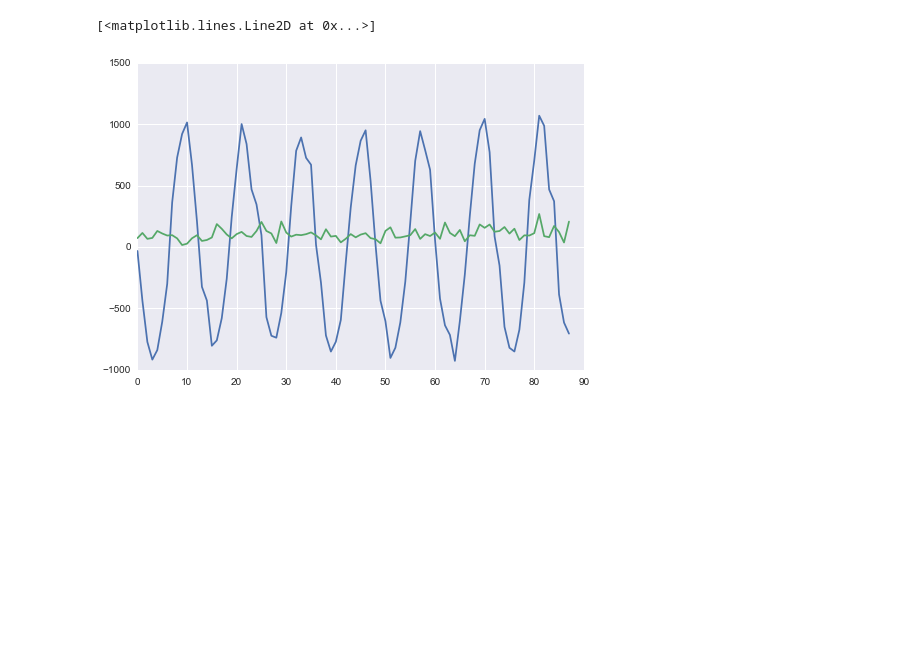
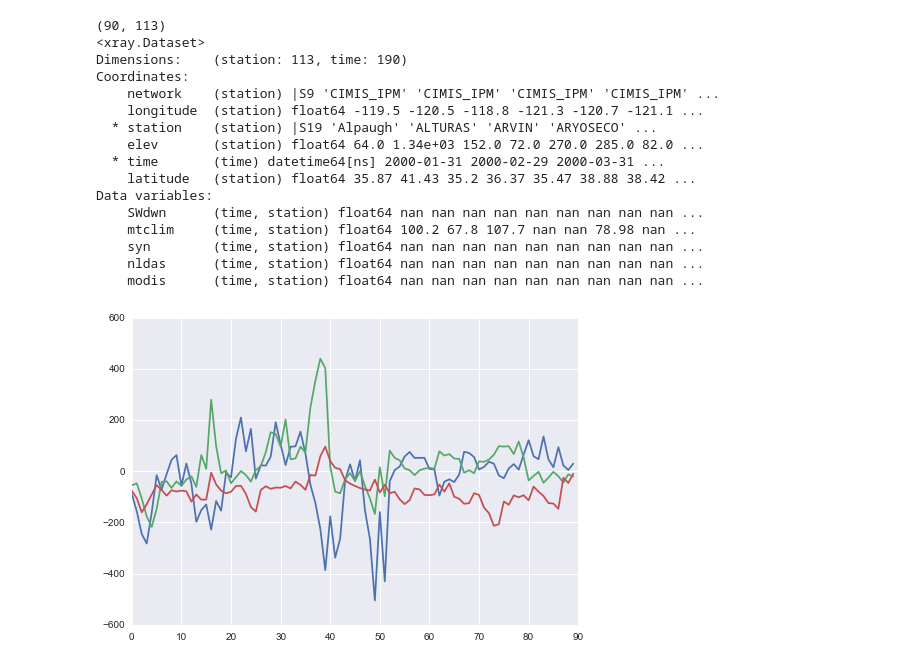
Before and after one commit to klapo/CalRad, a Jupyter notebook: CR.eof_errors.ipynb, the cells around one changed output. Cells and saved outputs as stored; diff of their text form; code cells hidden in the pictures; blank space fills up the shorter version.

```diff
--- a/CR.eof_errors.ipynb
+++ b/CR.eof_errors.ipynb
@@ -272,7 +273,10 @@ for pr in pr_names:
         # Index of closest product grid
         dind = np.where(d==np.amin(d))
         # Grad grid values at the station, put into xray dataset
-        to_merge[:,stat_ind[0]] = monthly_mean[pr].SWdwn.values[:,dind[0][0],dind[1][0],np.newaxis]
+        if (monthly_mean[pr].SWdwn.values[:,dind[0][0],dind[1][0]] == 0).all():
+            to_merge[:,stat_ind[0]] = monthly_mean[pr].SWdwn.values[:,dind[0][0]+1,dind[1][0],np.newaxis]
+        else:
+            to_merge[:,stat_ind[0]] = monthly_mean[pr].SWdwn.values[:,dind[0][0],dind[1][0],np.newaxis]
 
     ## Merge products w/ grobs xray structure
     to_merge_ds = xray.Dataset({pr:(('time','station'),to_merge), \
@@ -360,9 +366,10 @@ lat_labels = bmd['lat_labels']
 lon_labels = bmd['lon_labels']
 
 # Station lat and lon
-sub_set = grobs.swap_dims({'station':'network'}).sel(network='CIMIS_IPM').SWdwn.values[50:138,:]
-lon_stat = grobs.swap_dims({'station':'network'}).sel(network='CIMIS_IPM').longitude.values
-lat_stat = grobs.swap_dims({'station':'network'}).sel(network='CIMIS_IPM').latitude.values
+net = 'CIMIS_IPM'
+sub_set = grobs.swap_dims({'station':'network'}).sel(network=net).SWdwn.values[50:138,:]
+lon_stat = grobs.swap_dims({'station':'network'}).sel(network=net).longitude.values
+lat_stat = grobs.swap_dims({'station':'network'}).sel(network=net).latitude.values
 B,amps,variance,dat_mean,Nopt,U,V,D = naneof_BR2003(sub_set)
 
 ## Plot Results
@@ -375,7 +382,7 @@ ax.set_ylabel('variance')
 ax.set_xlabel('eof #')
 for n in np.arange(0,3):
     ax = plt.subplot(gs[n+1])
-    im = bmp.scatter(lon_stat,lat_stat,c=amps[n,:],s=75, linewidths=.25,latlon=True,cmap=cm.RdBu)
+    im = bmp.scatter(lon_stat,lat_stat,c=amps[n,:],s=75, linewidths=.25,latlon=True,cmap=cm.RdBu,vmin=-.5,vmax=.5)
     ax.set_title('eof coef '+str(n+1))
 
 
@@ -388,7 +395,9 @@ for n in np.arange(0,3):
 
     if n == 2:
         cb = bmp.colorbar(im,"right", size="5%", pad='2%')
-        cb.set_label('EOF (?)', fontsize=12)    # political boundaries.
+        cb.set_label('EOF (?)', fontsize=12)
+
+    # political boundaries.
     bmp.drawstates()
     bmp.drawcoastlines()
     bmp.drawcounties()
@@ -416,6 +507,24 @@ The above plot shows some large disagreements in correlation between stations. L
 # %%
 plt.plot(B[:,0])
 plt.plot(B[:,1])
+plt.plot(B[:,2])
+print(amps.shape)
+print(grobs)
 # %% [output]
-[<matplotlib.lines.Line2D at 0x...>]
+(90, 113)
+<xray.Dataset>
+Dimensions:    (station: 113, time: 190)
+Coordinates:
+    network    (station) |S9 'CIMIS_IPM' 'CIMIS_IPM' 'CIMIS_IPM' 'CIMIS_IPM' ...
+    longitude  (station) float64 -119.5 -120.5 -118.8 -121.3 -120.7 -121.1 ...
+  * station    (station) |S19 'Alpaugh' 'ALTURAS' 'ARVIN' 'ARYOSECO' ...
+    elev       (station) float64 64.0 1.34e+03 152.0 72.0 270.0 285.0 82.0 ...
+  * time       (time) datetime64[ns] 2000-01-31 2000-02-29 2000-03-31 ...
+    latitude   (station) float64 35.87 41.43 35.2 36.37 35.47 38.88 38.42 ...
+Data variables:
+    SWdwn      (time, station) float64 nan nan nan nan nan nan nan nan nan ...
+    mtclim     (time, station) float64 100.2 67.8 107.7 nan nan 78.98 nan ...
+    syn        (time, station) float64 nan nan nan nan nan nan nan nan nan ...
+    nldas      (time, station) float64 nan nan nan nan nan nan nan nan nan ...
+    modis      (time, station) float64 nan nan nan nan nan nan nan nan nan ...
-[figure, old version]
+[figure, new version]
```
Also changed, not shown: parts of 8 cells of this notebook.
